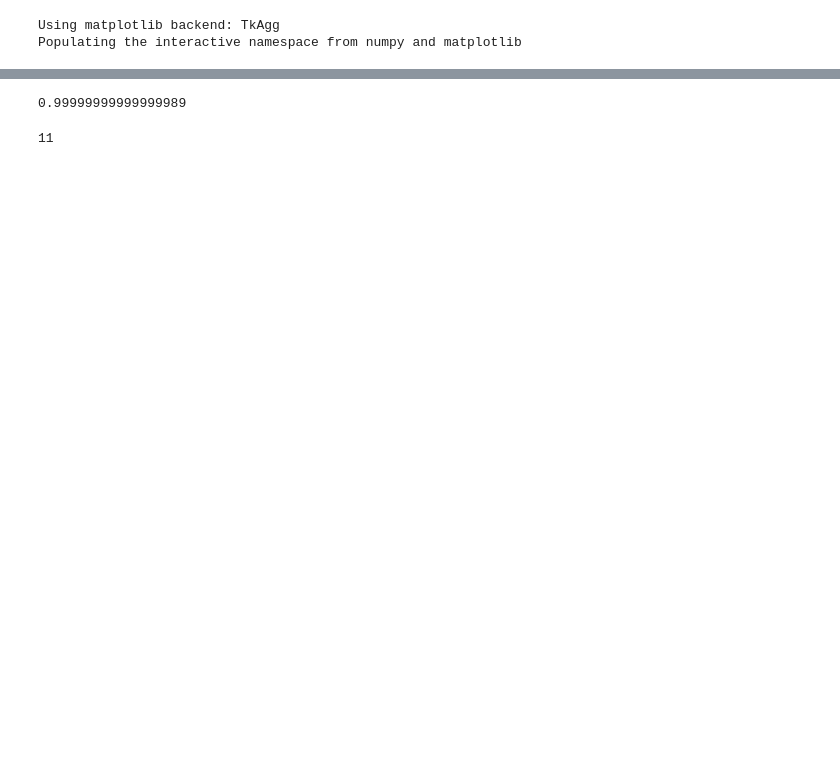
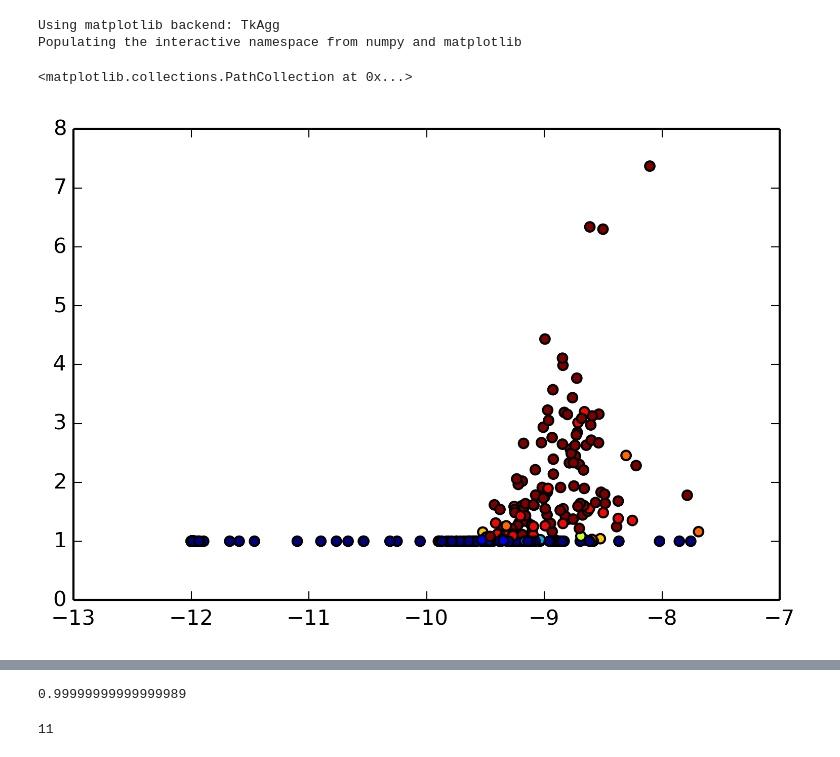
Before and after one commit to 221B-Haibara/IceCube_AstroNumy, a Jupyter notebook: Notebooks/GetGammaFluxProbability.ipynb, the cells around one changed output, grey strips where cells are left out. Saved outputs shown, nothing was run; the diff lists cells and outputs as text; code cells hidden in the pictures; blank space fills up the shorter version.

```diff
--- a/Notebooks/GetGammaFluxProbability.ipynb
+++ b/Notebooks/GetGammaFluxProbability.ipynb
@@ -33,8 +33,7 @@ lc_dir = "../Resources/LightCurve/500LCtext_1GeV4week_V1/"
 xbins = None
 fluxes = {}
 for fname in os.listdir(lc_dir):
-
-    sourcename = fname.split("_")[1].split(".")[0]
+    sourcename = fname.split("_")[1].split("_")[0]
     df = pd.read_csv(os.path.join(lc_dir, fname), delimiter="\t")
     fluxes[sourcename] = (df.Flux.sum(), df.Flux.values)
 
@@ -64,0 +118,5 @@ def GetFluxProb(alpha_i, I_gamma, norm, n_samples = 10000):
+# %%
+plt.scatter(np.log10(I_gamma), ts, c=alpha_0)
+# %% [output]
+<matplotlib.collections.PathCollection at 0x...>
+[figure, added]
```
Also changed, not shown: parts of 18 cells of this notebook.
